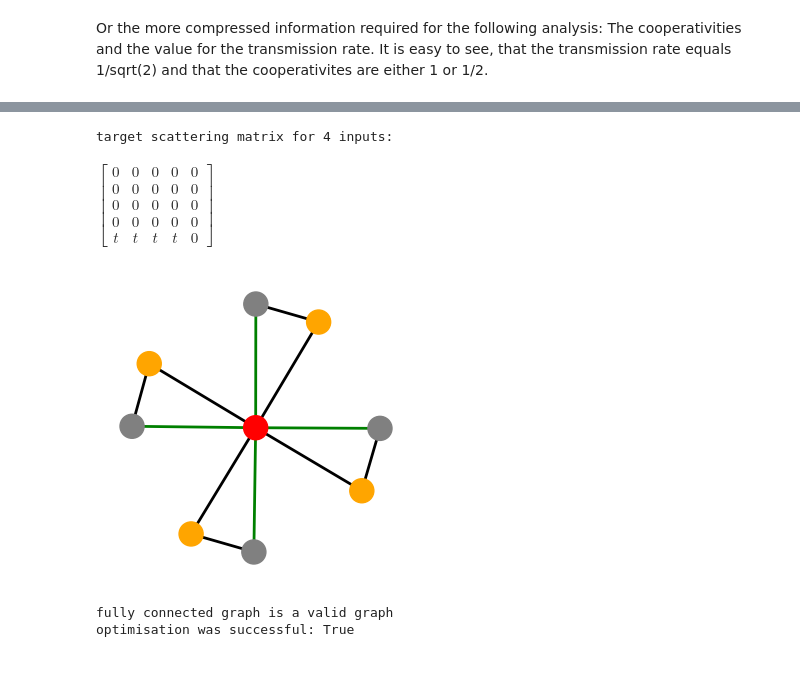
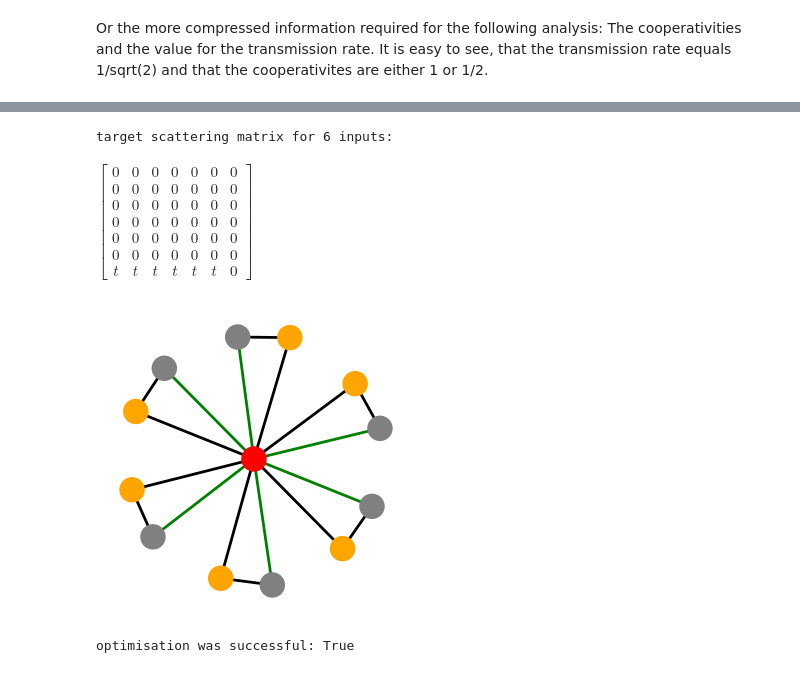
Before and after one commit to jlandgr/AutoScattering, a Jupyter notebook: 4_directional_coupler_generalisation.ipynb, the cells around one changed output, grey strips where cells are left out. Cells and saved outputs as stored; diff of their text form; code cells hidden in the pictures.

```diff
--- a/4_directional_coupler_generalisation.ipynb
+++ b/4_directional_coupler_generalisation.ipynb
@@ -90,47 +93,47 @@ Let's generalise our findings. Inspecting our graph, we note that it can be view
 def generate_target_scattering_matrix(num_input_ports):
     '''
     generates the target scattering matrix for a directional coupler with num_input_ports inputs and 1 output port
     it will keep the convention, that mode 0 up to mode num_input_ports-1 will be the input ports, mode num_input_ports will be the output port
     '''
     t = sp.Symbol('t', real=True)
     S_target = sp.zeros(num_input_ports,num_input_ports+1)
     S_target = S_target.row_insert(num_input_ports, sp.Matrix([[t]*num_input_ports+[0]]))
     return S_target
 
 def generate_graph_list(num_input_ports):
     '''
     generates the target scattering matrix for a directional coupler with num_input_ports inputs and 1 output port
     it will keep the convention, that mode 0 up to mode num_input_ports-1 will be the input ports, mode num_input_ports will be the output port, the remaining modes are the auxiliary modes
     '''
     num_modes = 2*num_input_ports + 1
-    adjugate_matrix = np.zeros([num_modes, num_modes], dtype='int8')
+    adjacency_matrix = np.zeros([num_modes, num_modes], dtype='int8')
     output_idx = num_input_ports
     for input_idx in range(num_input_ports):
         auxiliary_idx = num_input_ports + input_idx + 1
-        adjugate_matrix[input_idx, auxiliary_idx] = adjugate_matrix[auxiliary_idx, input_idx] = 1 # coupling between input and auxiliary mode is a real coupling
-        adjugate_matrix[input_idx, output_idx] = adjugate_matrix[output_idx, input_idx] = 1 # coupling between input and output mode is a real coupling
-        adjugate_matrix[output_idx, auxiliary_idx] = adjugate_matrix[auxiliary_idx, output_idx] = 2 # coupling between output and auxiliary mode is a complex coupling
+        adjacency_matrix[input_idx, auxiliary_idx] = adjacency_matrix[auxiliary_idx, input_idx] = 1 # coupling between input and auxiliary mode is a real coupling
+        adjacency_matrix[input_idx, output_idx] = adjacency_matrix[output_idx, input_idx] = 1 # coupling between input and output mode is a real coupling
+        adjacency_matrix[output_idx, auxiliary_idx] = adjacency_matrix[auxiliary_idx, output_idx] = 2 # coupling between output and auxiliary mode is a complex coupling
 
     triu_indices = np.triu_indices(num_modes)
-    return adjugate_matrix[triu_indices]
+    return adjacency_matrix[triu_indices]
 
-num_input_ports = 4
+num_input_ports = 6
 S_target = generate_target_scattering_matrix(num_input_ports)
 graph_to_test = generate_graph_list(num_input_ports)
 node_colors = ['orange']*num_input_ports + ['red'] + ['gray']*num_input_ports
 print('target scattering matrix for %i inputs:'%num_input_ports)
 sym.render(S_target)
 plt.figure(figsize=(3,3))
 msc.plot_graph(triu_matrix=graph_to_test, node_colors=node_colors)
 # %% [output]
-target scattering matrix for 4 inputs:
+target scattering matrix for 6 inputs:
-$\displaystyle \left[\begin{matrix}0 & 0 & 0 & 0 & 0\\0 & 0 & 0 & 0 & 0\\0 & 0 & 0 & 0 & 0\\0 & 0 & 0 & 0 & 0\\t & t & t & t & 0\end{matrix}\right]$
+$\displaystyle \left[\begin{matrix}0 & 0 & 0 & 0 & 0 & 0 & 0\\0 & 0 & 0 & 0 & 0 & 0 & 0\\0 & 0 & 0 & 0 & 0 & 0 & 0\\0 & 0 & 0 & 0 & 0 & 0 & 0\\0 & 0 & 0 & 0 & 0 & 0 & 0\\0 & 0 & 0 & 0 & 0 & 0 & 0\\t & t & t & t & t & t & 0\end{matrix}\right]$
-[figure, old version]
+[figure, new version]
 # %%
 optimizer = arch_opt.Architecture_Optimizer(
     S_target=S_target,
     num_auxiliary_modes=num_input_ports,
-    make_initial_test=True,
+    make_initial_test=False,
     kwargs_optimization={'num_tests': 100}, # increase number of tests to 20 (default: 10)
     solver_options={'maxiter': 5000} # increase the maximum number of iterations (default: 200)
 )
@@ -138,7 +141,6 @@ optimizer = arch_opt.Architecture_Optimizer(
 success, infos, _ = optimizer.repeated_optimization(triu_matrix=graph_to_test, **optimizer.kwargs_optimization, **optimizer.solver_options)
 print('optimisation was successful:', success)
 # %% [output]
-fully connected graph is a valid graph
 optimisation was successful: True
 # %%
 infos[-1]['parameters_for_analysis']
```
Also changed, not shown: parts of 17 cells of this notebook, 3 other files.
